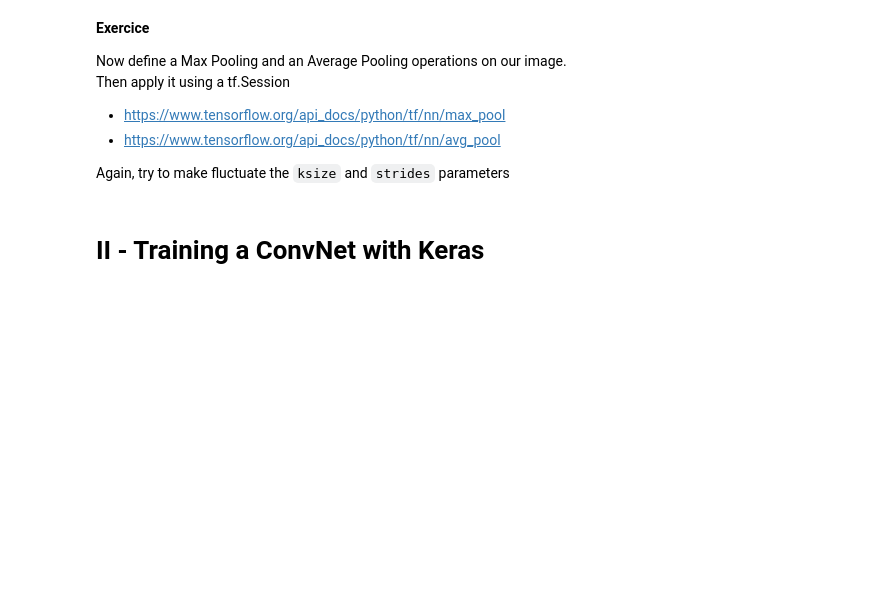
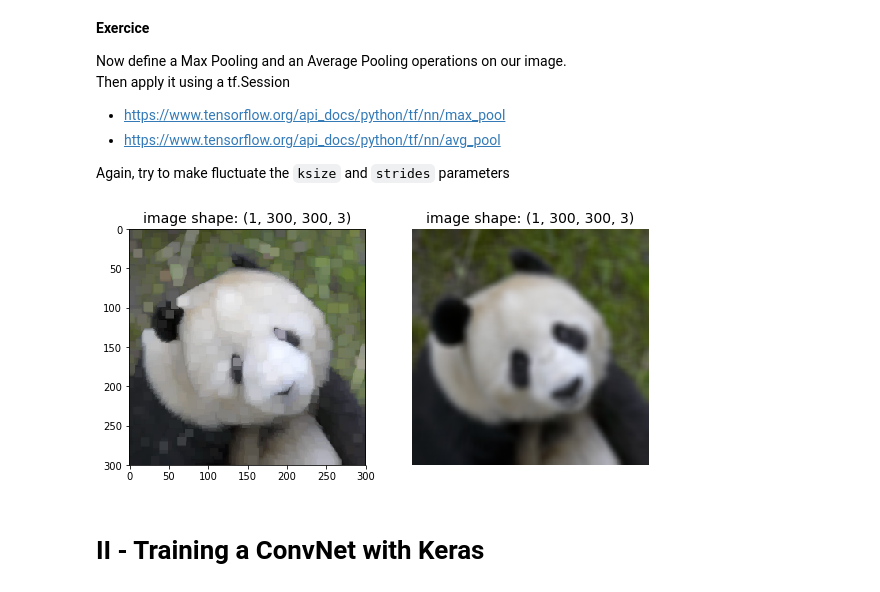
Before and after one commit to MaxTeiger/courses_labs, a Jupyter notebook: 3-CNN/lab/CNN_rendered.ipynb, the cells around one changed output. Drawn from its saved outputs; the diff is of its cells as text; code cells hidden in the pictures; blank space fills up the shorter version.

```diff
--- a/3-CNN/lab/CNN_rendered.ipynb
+++ b/3-CNN/lab/CNN_rendered.ipynb
@@ -195,18 +262,20 @@ Again, try to make fluctuate the `ksize` and `strides` parameters
 # %%
 image = tf.placeholder(tf.float32, [None, None, None, 3])
 output_max_pool = tf.nn.max_pool(
     image, ksize=[1, 20, 20, 1], strides=[1, 2, 2, 1], padding='SAME'
 )
 output_avg_pool = tf.nn.avg_pool(
     image, ksize=[1, 20, 20, 1], strides=[1, 2, 2, 1], padding='SAME'
 )
 
 with tf.Session() as sess:
-    feed_dict={image:[sample_image], kernel: kernel_data}
+    feed_dict={image:[sample_image]}
     feature_map_max_pool, feature_map_avg_pool = sess.run(
         [output_max_pool, output_avg_pool], feed_dict=feed_dict
     )
     show_multiple([feature_map_max_pool, feature_map_avg_pool], figsize=(8, 6))
+# %% [output]
+[figure, added]
 # %% [markdown]
 # II - Training a ConvNet with Keras
 # %% [markdown]
```
Also changed, not shown: parts of 24 cells of this notebook.
